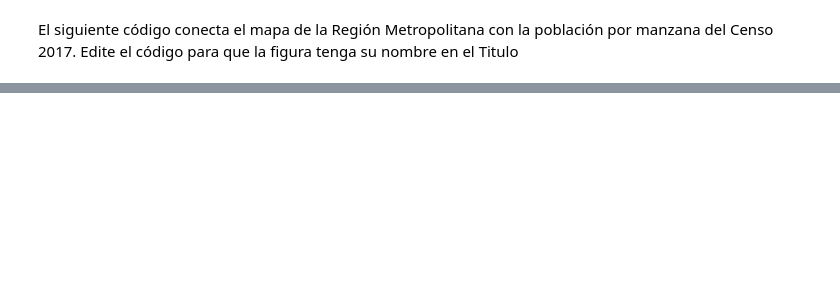
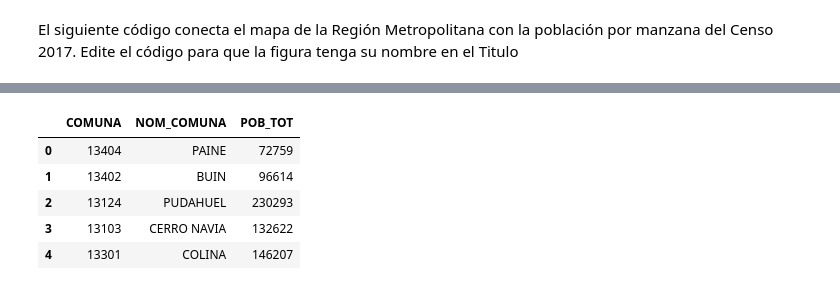
Before and after one commit to vickyotarola/IMT2200-Victoria-Otarola, a Jupyter notebook: Actividad 01/IMT2200 - Actividad 01.ipynb, the cells around one changed output, grey strips where cells are left out. Cells and saved outputs as stored; diff of their text form; code cells hidden in the pictures; blank space fills up the shorter version.

```diff
--- a/Actividad 01/IMT2200 - Actividad 01.ipynb
+++ b/Actividad 01/IMT2200 - Actividad 01.ipynb
@@ -123,0 +206,14 @@ Para terminar la Actividad 01, deben hacer los siguientes pasos:
+# %%
+com_merged = com.merge(poblacion_comuna, on='COMUNA', how='left') #uso merge para unir tablas por la llave en comun, en este caso "COMUNA"
+#how=left permite conservar las columans del mapa aunque alguna no tenga datos
+# Si alguna comuna no tuvo match, deja 0 en vez de NaN (opcional)
+com_merged['POB_TOT'] = com_merged['POB_TOT'].fillna(0) #fillna para reemplazar nulos por 0, y asi el mapa no se caiga al graficar
+
+com_merged[['COMUNA','NOM_COMUNA','POB_TOT']].head()
+# %% [output]
+|  | COMUNA | NOM_COMUNA | POB_TOT |
+| 0 | 13404 | PAINE | 72759 |
+| 1 | 13402 | BUIN | 96614 |
+| 2 | 13124 | PUDAHUEL | 230293 |
+| 3 | 13103 | CERRO NAVIA | 132622 |
+| 4 | 13301 | COLINA | 146207 |
```
Also changed, not shown: parts of 16 cells of this notebook.
